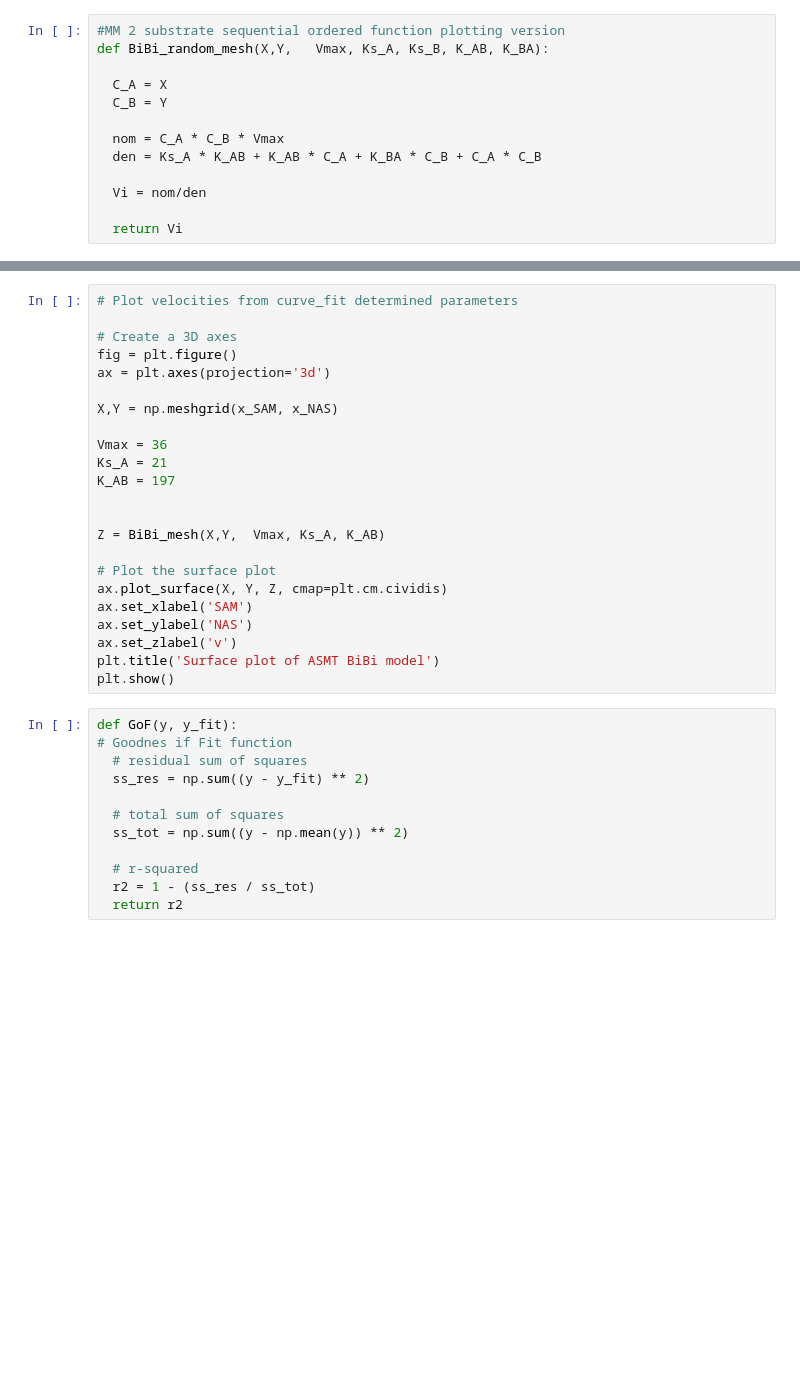
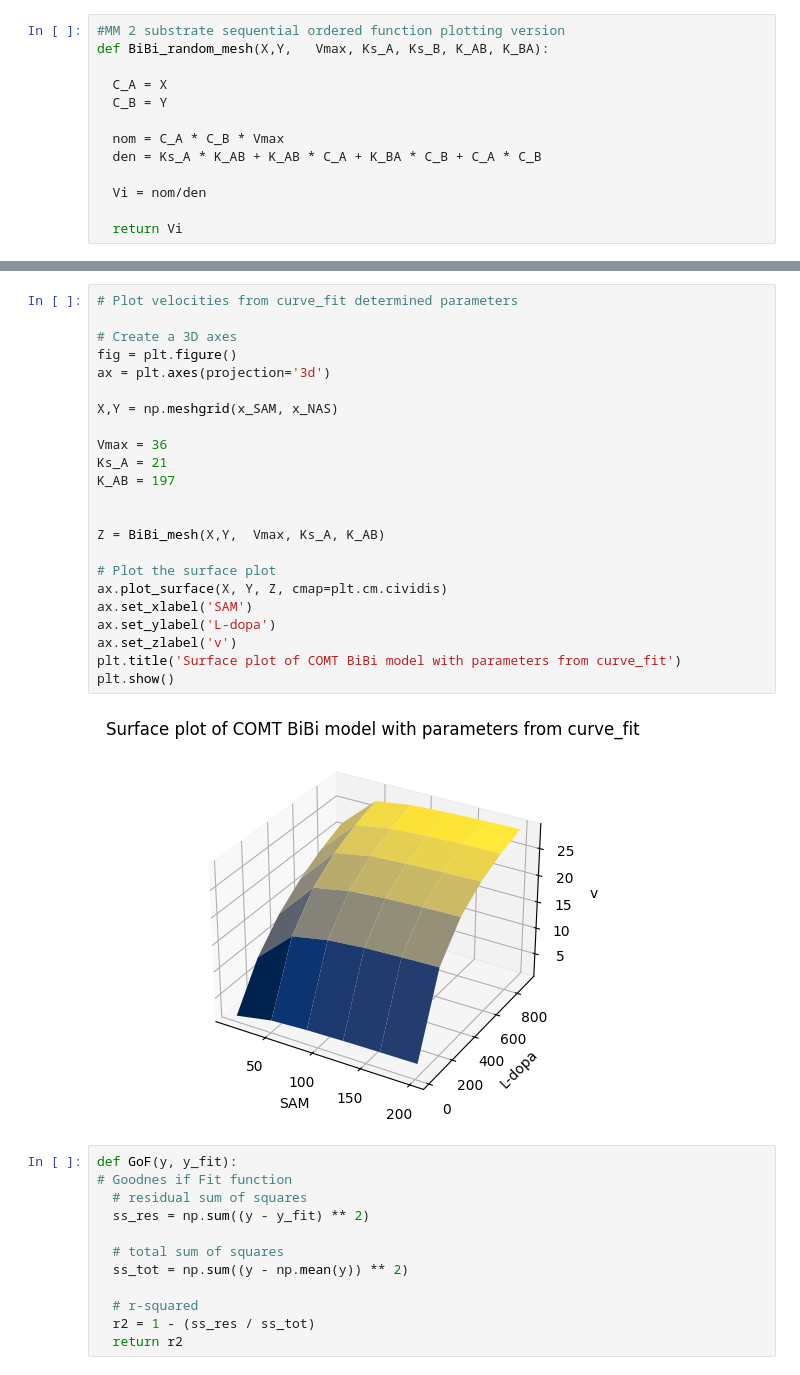
Before and after one commit to Qflow777/BiBi_enzyme_kinetics, a Jupyter notebook: BiBi_seq.ipynb, the cells around one changed output, grey strips where cells are left out. Drawn from its saved outputs; the diff is of its cells as text; blank space fills up the shorter version.

```diff
--- a/BiBi_seq.ipynb
+++ b/BiBi_seq.ipynb
@@ -224,26 +232,28 @@ plt.show()
 # %%
 # Plot velocities from curve_fit determined parameters
 
 # Create a 3D axes
 fig = plt.figure()
 ax = plt.axes(projection='3d')
 
 X,Y = np.meshgrid(x_SAM, x_NAS)
 
 Vmax = 36
 Ks_A = 21
 K_AB = 197
 
 
 Z = BiBi_mesh(X,Y,  Vmax, Ks_A, K_AB)
 
 # Plot the surface plot
 ax.plot_surface(X, Y, Z, cmap=plt.cm.cividis)
 ax.set_xlabel('SAM')
-ax.set_ylabel('NAS')
+ax.set_ylabel('L-dopa')
 ax.set_zlabel('v')
-plt.title('Surface plot of ASMT BiBi model')
+plt.title('Surface plot of COMT BiBi model with parameters from curve_fit')
 plt.show()
+# %% [output]
+[figure, added]
 # %%
 def GoF(y, y_fit):
 # Goodnes if Fit function
```
Also changed, not shown: parts of 13 cells of this notebook.
